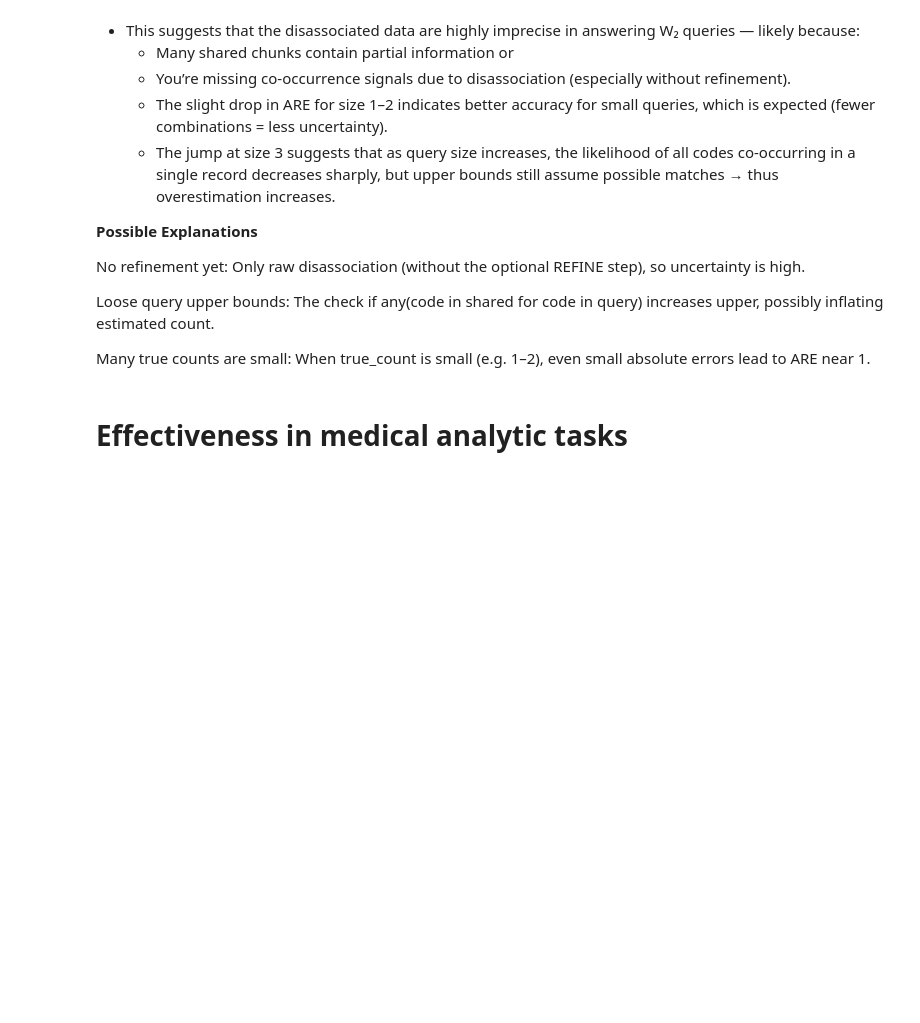
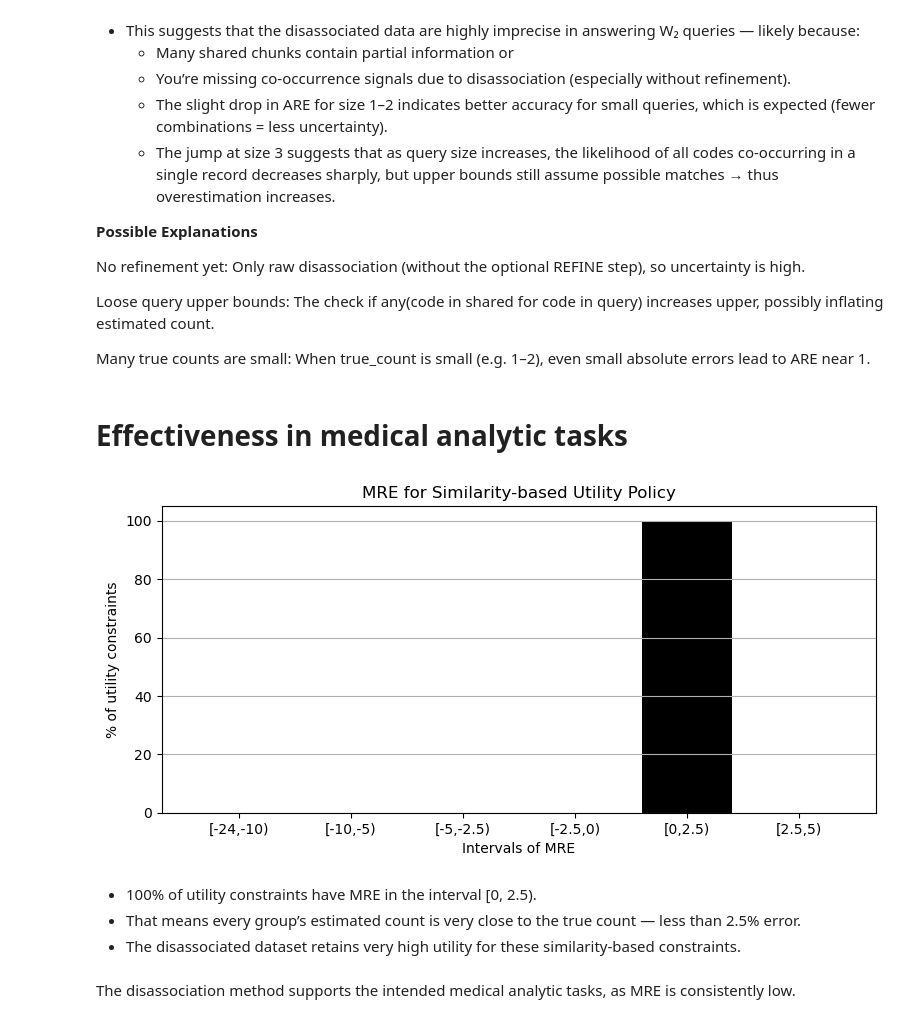
Before and after one commit to ikotsov/Disassociation-Algorithm, a Jupyter notebook: notebooks/experimental_evaluation.ipynb, the cells around one changed output. Cells and saved outputs as stored; diff of their text form; code cells hidden in the pictures; blank space fills up the shorter version.

Commit message:
feat: add effectiveness in medical analytic tasks

```diff
--- a/notebooks/experimental_evaluation.ipynb
+++ b/notebooks/experimental_evaluation.ipynb
@@ -541,0 +582,23 @@ Many true counts are small: When true_count is small (e.g. 1–2), even small ab
+# %%
+# Histogram binning and plotting
+bins = [-24, -10, -5, -2.5, 0, 2.5, 5]
+hist, bin_edges = np.histogram(mre_list, bins=bins)
+percent = hist / len(mre_list) * 100
+
+plt.figure(figsize=(8, 4))
+plt.bar(range(len(percent)), percent, width=0.8, color="black")
+plt.xticks(range(len(percent)), [f"[{bins[i]},{bins[i+1]})" for i in range(len(bins)-1)])
+plt.xlabel("Intervals of MRE")
+plt.ylabel("% of utility constraints")
+plt.title("MRE for Similarity-based Utility Policy")
+plt.grid(True, axis="y")
+plt.tight_layout()
+plt.show()
+# %% [output]
+[figure, added]
+# %% [markdown]
+- 100% of utility constraints have MRE in the interval [0, 2.5).
+- That means every group’s estimated count is very close to the true count — less than 2.5% error.
+- The disassociated dataset retains very high utility for these similarity-based constraints.
+# %% [markdown]
+The disassociation method supports the intended medical analytic tasks, as MRE is consistently low.
```
Also changed, not shown: parts of 1 cell of this notebook.
